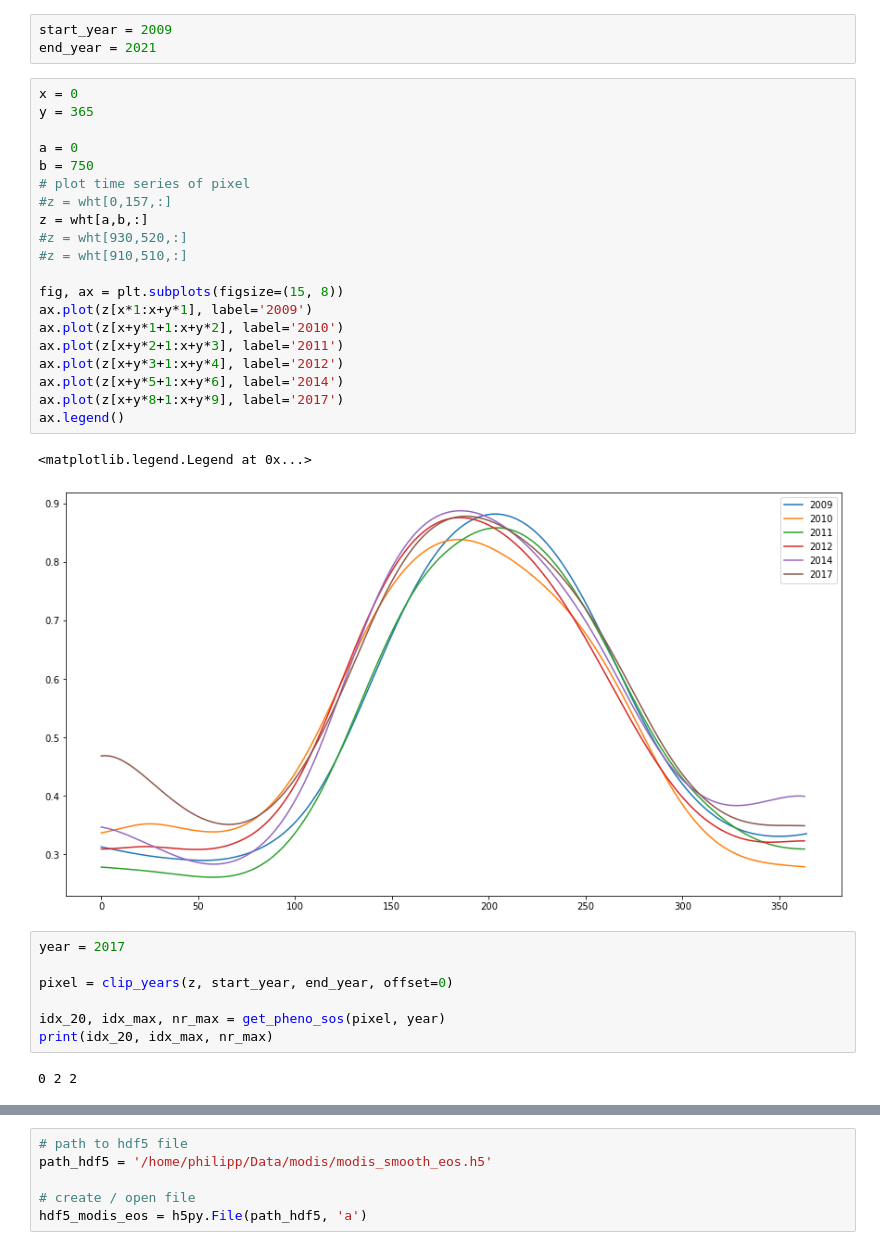
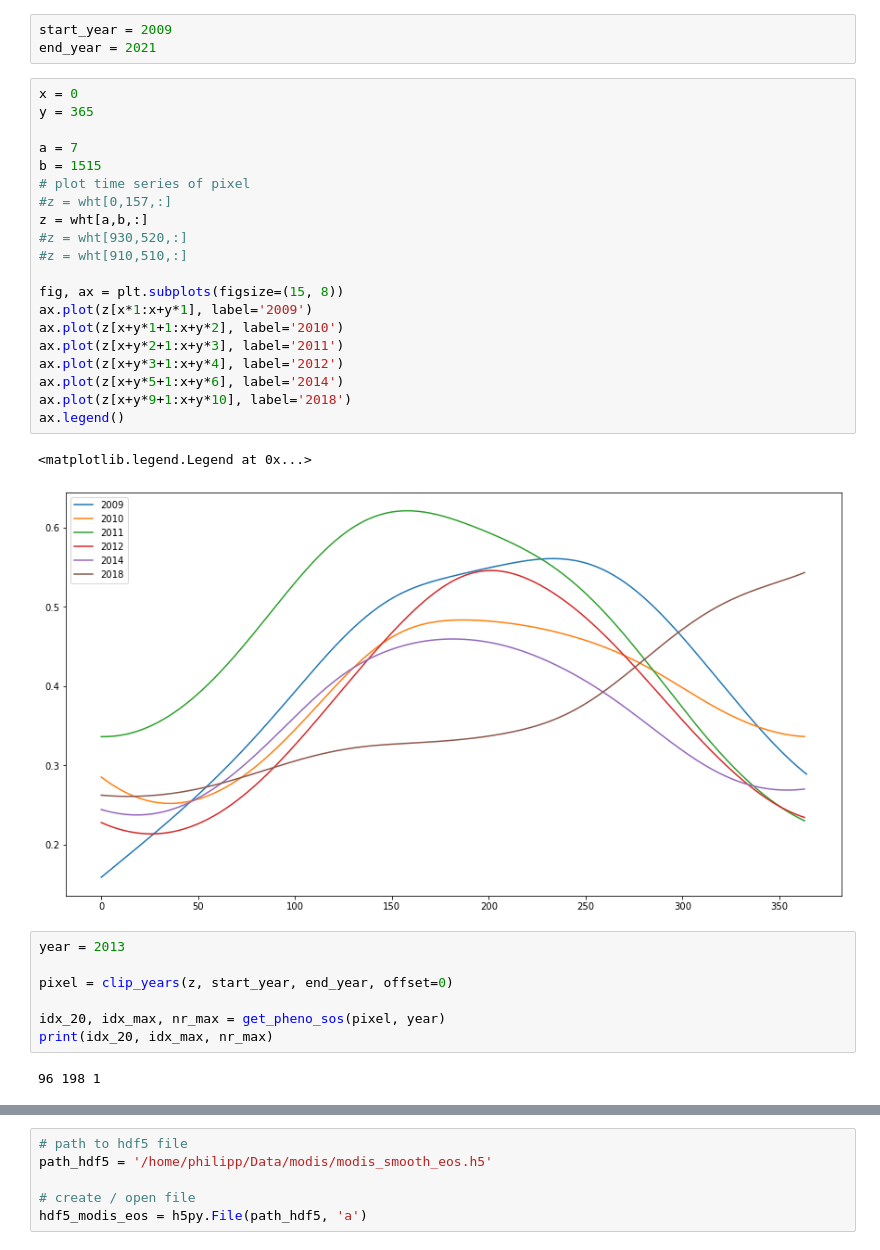
Before and after one commit to satlawa/proj_time_series_analysis, a Jupyter notebook: calc_phenology.ipynb, the cells around one changed output, grey strips where cells are left out. Saved outputs shown, nothing was run; the diff lists cells and outputs as text.

```diff
--- a/calc_phenology.ipynb
+++ b/calc_phenology.ipynb
@@ -139,33 +146,33 @@ end_year = 2021
 # %%
 x = 0
 y = 365
 
-a = 0
-b = 750
+a = 7
+b = 1515
 # plot time series of pixel
 #z = wht[0,157,:]
 z = wht[a,b,:]
 #z = wht[930,520,:]
 #z = wht[910,510,:]
 
 fig, ax = plt.subplots(figsize=(15, 8))
 ax.plot(z[x*1:x+y*1], label='2009')
 ax.plot(z[x+y*1+1:x+y*2], label='2010')
 ax.plot(z[x+y*2+1:x+y*3], label='2011')
 ax.plot(z[x+y*3+1:x+y*4], label='2012')
 ax.plot(z[x+y*5+1:x+y*6], label='2014')
-ax.plot(z[x+y*8+1:x+y*9], label='2017')
+ax.plot(z[x+y*9+1:x+y*10], label='2018')
 ax.legend()
 # %% [output]
 <matplotlib.legend.Legend at 0x...>
-[figure, old version]
+[figure, new version]
 # %%
-year = 2017
+year = 2013
 
 pixel = clip_years(z, start_year, end_year, offset=0)
 
 idx_20, idx_max, nr_max = get_pheno_sos(pixel, year)
 print(idx_20, idx_max, nr_max)
 # %% [output]
-0 2 2
+96 198 1
 # %%
```
Also changed, not shown: parts of 9 cells of this notebook.
